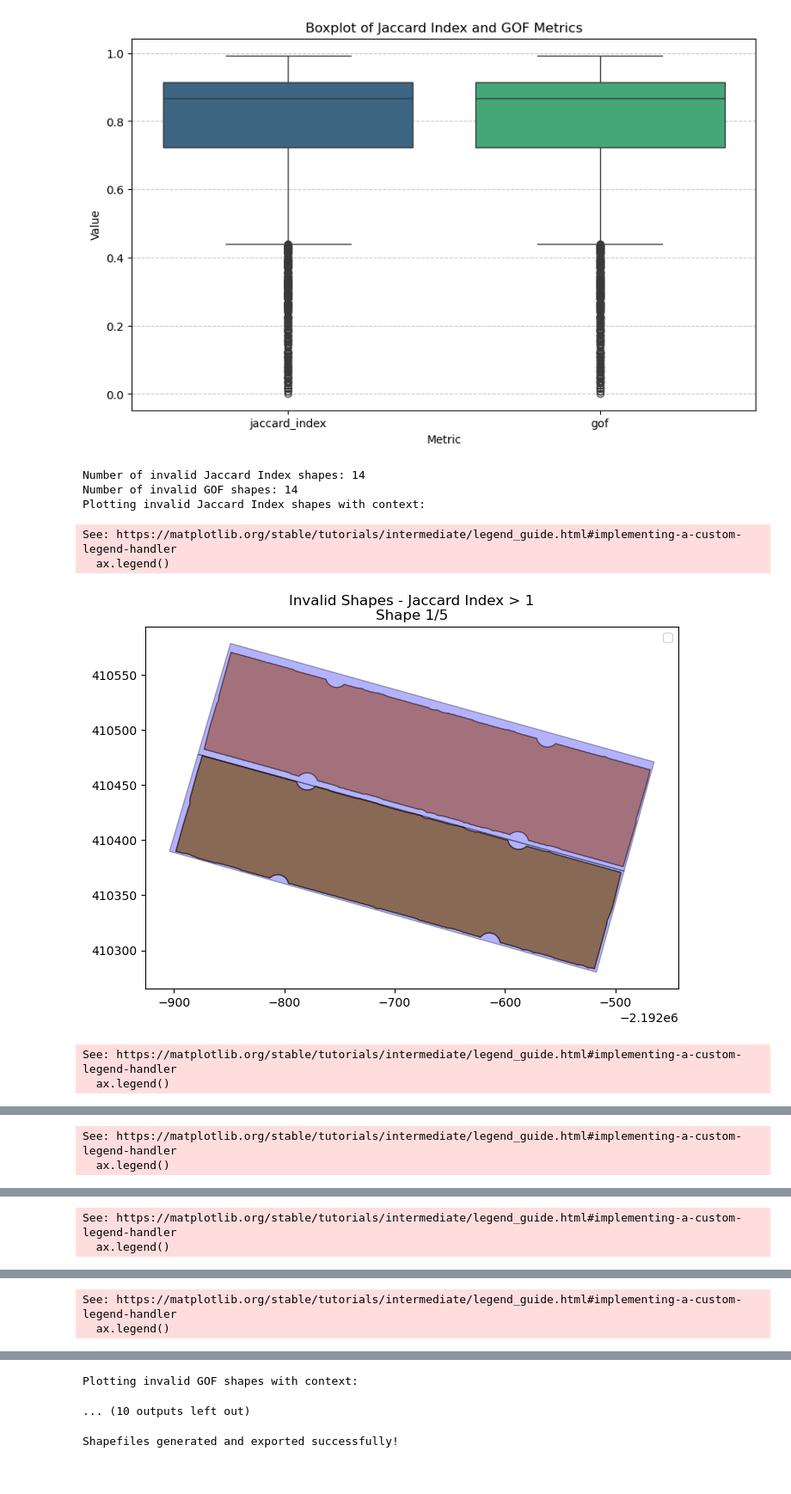
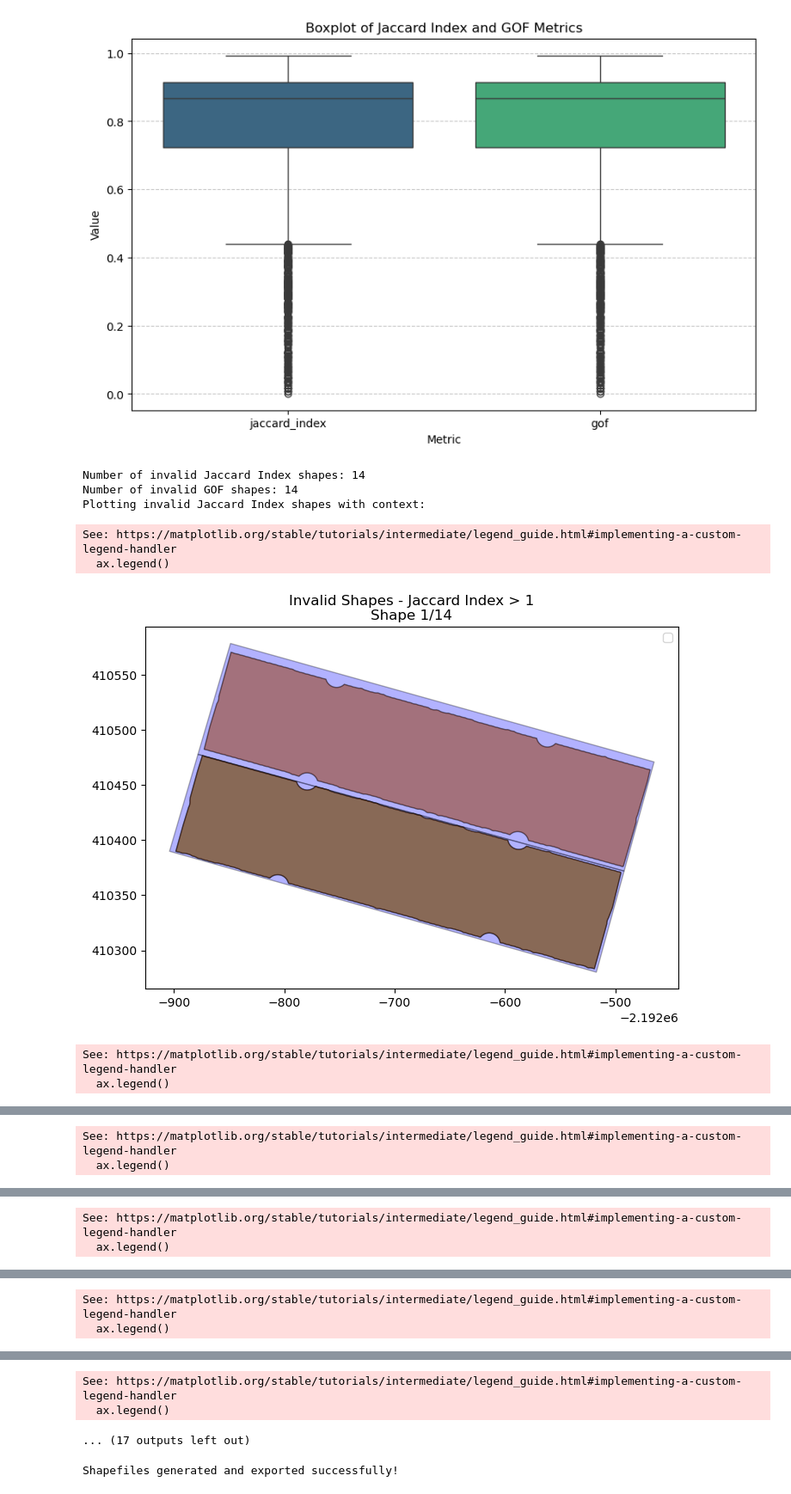
Before and after one commit to stidjaco/GMSEUS, a Jupyter notebook: script9_spatialValidation.ipynb, the cells around one changed output, grey strips where cells are left out. Shown at 86% size. Drawn from its saved outputs; the diff is of its cells as text; code cells hidden in the pictures.

Commit message:
median

```diff
--- a/script9_spatialValidation.ipynb
+++ b/script9_spatialValidation.ipynb
@@ -224,18 +224,31 @@ final_intersections['insideness'] = final_intersections['intersection_area'] / f
 final_intersections['weight'] = final_intersections['intersection_area'] / final_intersections['area_a']
 final_intersections['gof'] = final_intersections['insideness'] * final_intersections['weight']
 
+
+# Step 6 Trim final_intersections based on size of GOF and Jaccard Index (no larger than 1)
+final_intersections = final_intersections[
+    (final_intersections['gof'] >= 0) & (final_intersections['gof'] <= 1) &
+    (final_intersections['jaccard_index'] >= 0) & (final_intersections['jaccard_index'] <= 1)
+]
+
 # Summarize Metrics
 overall_gof = final_intersections['gof'].mean()
 average_jaccard = final_intersections['jaccard_index'].mean()
 
+median_gof = final_intersections['gof'].median()
+median_jaccard = final_intersections['jaccard_index'].median()
+
+
 # Save results
-simplified_uspvdb_gdf.to_file('G:\\Data\\GMSEUS\\intermediateProducts\\uspvdb_simplified_union.shp')
-simplified_gmseus_gdf.to_file('G:\\Data\\GMSEUS\\intermediateProducts\\gmseus_simplified_union.shp')
-final_intersections.to_file('G:\\Data\\GMSEUS\\intermediateProducts\\final_intersections_with_metrics.shp')
+# simplified_uspvdb_gdf.to_file('G:\\Data\\GMSEUS\\intermediateProducts\\uspvdb_simplified_union.shp')
+# simplified_gmseus_gdf.to_file('G:\\Data\\GMSEUS\\intermediateProducts\\gmseus_simplified_union.shp')
+# final_intersections.to_file('G:\\Data\\GMSEUS\\intermediateProducts\\final_intersections_with_metrics.shp')
 
 # Print summary
 print(f"Overall GOF: {overall_gof}")
 print(f"Average Jaccard Index: {average_jaccard}")
+print(f"Median GOF: {median_gof}")
+print(f"Median Jaccard Index: {median_jaccard}")
 
 # Return Data for Plotting
 final_results = {
@@ -853,39 +868,39 @@ def plot_invalid_shapes_with_context(invalid_gdf, gmseus_gdf, uspvdb_gdf, metric
         # Extract the specific geometry and its ID
         invalid_geometry = row.geometry
         usp_id = row['uspvdb_id'] if 'uspvdb_id' in row else None
         gms_id = row['gmseus_id'] if 'gmseus_id' in row else None
 
         # Filter GMSEUS and USPVDB geometries that intersect the invalid geometry
         gmseus_context = gmseus_gdf[gmseus_gdf.intersects(invalid_geometry)]
         uspvdb_context = uspvdb_gdf[uspvdb_gdf.intersects(invalid_geometry)]
 
         # Plot
         fig, ax = plt.subplots(figsize=(8, 8))
         uspvdb_context.plot(ax=ax, color='blue', edgecolor='black', alpha=0.3, label='USPVDB Context')
         gmseus_context.plot(ax=ax, color='green', edgecolor='black', alpha=0.3, label='GMSEUS Context')
         gpd.GeoSeries([invalid_geometry]).plot(ax=ax, color='red', edgecolor='black', alpha=0.3, label='Invalid Shape')
 
         ax.set_title(f"{title} - {metric} > 1\nShape {i+1}/{count}")
         ax.legend()
         plt.show()
 
 # Plot invalid Jaccard Index shapes with context
 if not invalid_jaccard.empty:
     print("Plotting invalid Jaccard Index shapes with context:")
     plot_invalid_shapes_with_context(invalid_jaccard, gmseus_arrays, uspvdb_arrays,
-                                     "Jaccard Index", "Invalid Shapes", num_to_plot=5)
+                                     "Jaccard Index", "Invalid Shapes", num_to_plot=14)
 
-# Plot invalid GOF shapes with context
-if not invalid_gof.empty:
-    print("Plotting invalid GOF shapes with context:")
-    plot_invalid_shapes_with_context(invalid_gof, gmseus_arrays, uspvdb_arrays,
-                                     "GOF", "Invalid Shapes", num_to_plot=5)
+# # Plot invalid GOF shapes with context
+# if not invalid_gof.empty:
+#     print("Plotting invalid GOF shapes with context:")
+#     plot_invalid_shapes_with_context(invalid_gof, gmseus_arrays, uspvdb_arrays,
+#                                      "GOF", "Invalid Shapes", num_to_plot=5)
 # %% [output]
 Number of invalid Jaccard Index shapes: 14
 Number of invalid GOF shapes: 14
 Plotting invalid Jaccard Index shapes with context:
 See: https://matplotlib.org/stable/tutorials/intermediate/legend_guide.html#implementing-a-custom-legend-handler
   ax.legend()
-[figure, old version]
+[figure, new version]
 See: https://matplotlib.org/stable/tutorials/intermediate/legend_guide.html#implementing-a-custom-legend-handler
   ax.legend()
@@ -902,5 +917,6 @@ See: https://matplotlib.org/stable/tutorials/intermediate/legend_guide.html#impl
-Plotting invalid GOF shapes with context:
+See: https://matplotlib.org/stable/tutorials/intermediate/legend_guide.html#implementing-a-custom-legend-handler
+  ax.legend()
-... (10 outputs left out)
+... (17 outputs left out)
 # %%
 # Generate and export the strange intersections from the new GMSEUS arrays
 new_gmseus_arrays = gpd.read_file('G:\\Data\\GMSEUS\\GMSEUS\\GMSEUS_NAIP_Arrays.shp')
```
Also changed, not shown: parts of 2 cells of this notebook.
